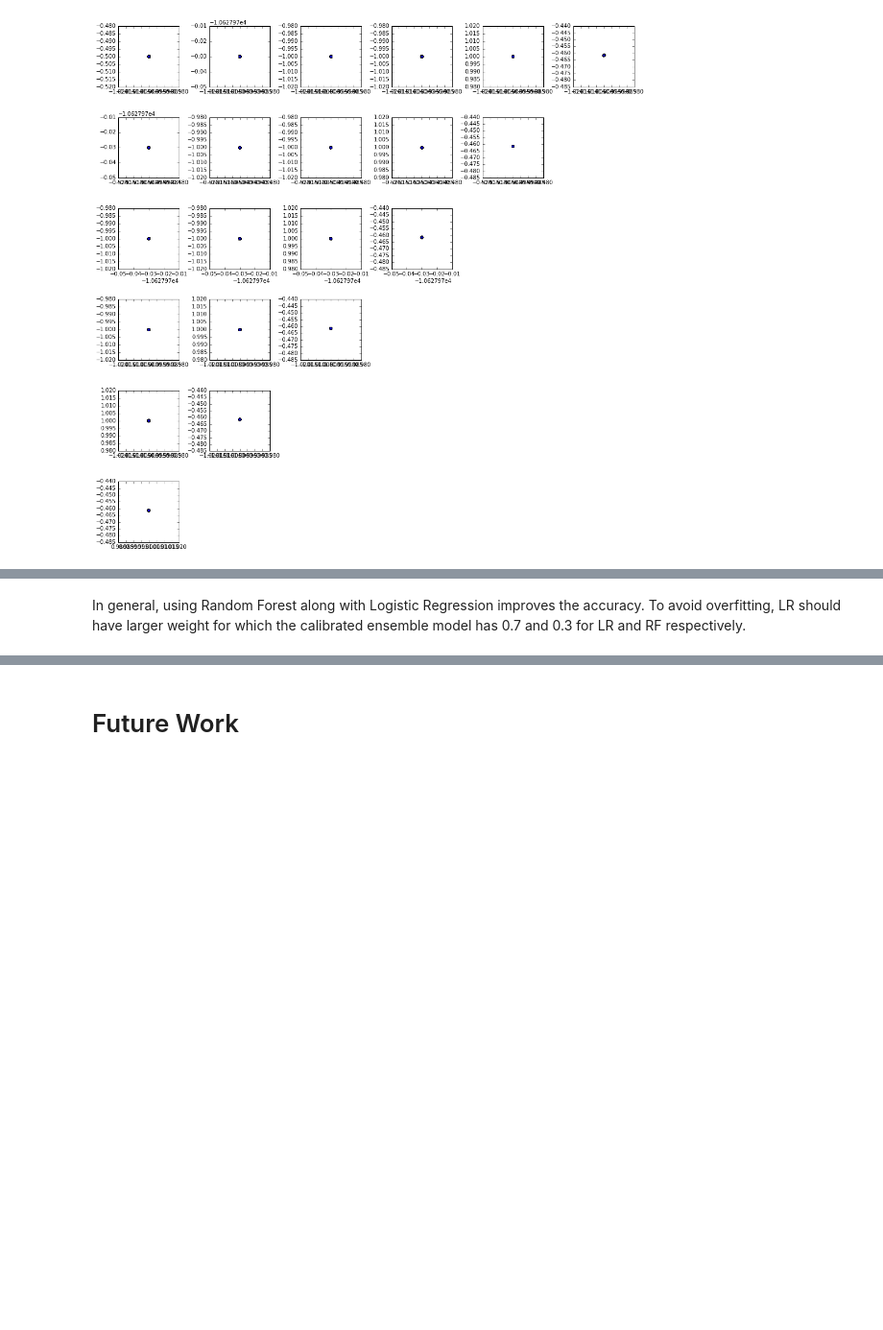
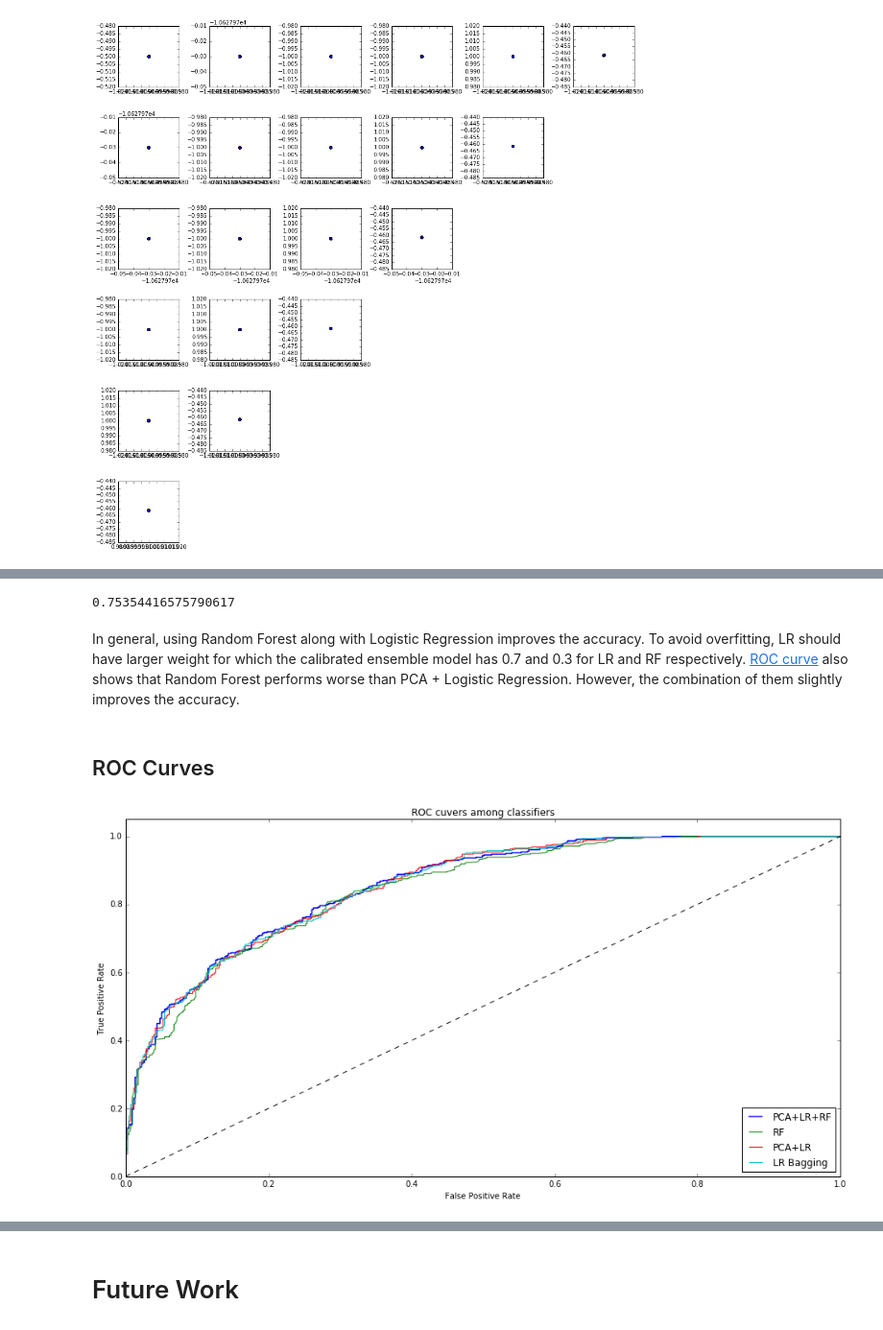
Before and after one commit to nickhamlin/mids_207_final_project, a Jupyter notebook: 207 Final Project - Byun, Chio, Danish, Hamlin, Pazo.ipynb, the cells around one changed output, grey strips where cells are left out. Shown at 96% size. Saved outputs shown, nothing was run; the diff lists cells and outputs as text; code cells hidden in the pictures; blank space fills up the shorter version.

```diff
--- a/207 Final Project - Byun, Chio, Danish, Hamlin, Pazo.ipynb
+++ b/207 Final Project - Byun, Chio, Danish, Hamlin, Pazo.ipynb
@@ -511,0 +596,8 @@ Using cross validation, Random Forest with 100 to 300 estimators gives the best
+# %%
+def train_LR_bagging(train_data, train_labels):
+    bag_lr = BaggingClassifier(base_estimator=LogisticRegression(C=1), n_estimators=50, max_features=0.8, max_samples=0.3)
+    bag_lr.fit(train_data, train_labels)
+    return bag_lr
+# %%
+bag_lr_model = train_LR_bagging(train_data_transformed_with_ref, train_labels)
+bag_lr_model.score(dev_data_transformed_with_ref, dev_labels)
@@ -536,3 +634,38 @@ Best param: {'weights': [0.5, 0.5]}, accuracy: 0.756
 ------------------------------------------
+# %%
+def train_LR_RF(train_data, train_labels):
+    pca_lr = Pipeline([('pca', PCA(n_components=9)), ('lr', LogisticRegression(C=0.01))])
+    rf = RandomForestClassifier(n_estimators=200)
+    lr_rf = VotingClassifier(estimators=[('pca_lr', pca_lr), ('rf', rf)], voting='soft', weights=[0.7, 0.3])
+    lr_rf.fit(train_data, train_labels)
+    return lr_rf
+# %%
+lr_rf_model = train_LR_RF(train_data_transformed_with_ref, train_labels)
+lr_rf_model.score(dev_data_transformed_with_ref, dev_labels)
+# %% [output]
+0.75354416575790617
 # %% [markdown]
-In general, using Random Forest along with Logistic Regression improves the accuracy. To avoid overfitting, LR should have larger weight for which the calibrated ensemble model has 0.7 and 0.3 for LR and RF respectively.
+In general, using Random Forest along with Logistic Regression improves the accuracy. To avoid overfitting, LR should have larger weight for which the calibrated ensemble model has 0.7 and 0.3 for LR and RF respectively. [ROC curve](#roc_curve) also shows that Random Forest performs worse than PCA + Logistic Regression. However, the combination of them slightly improves the accuracy.
+# %% [markdown]
+## ROC Curves<a id='roc_curve'></a>
+# %%
+pca_lr_fpr, pca_lr_tpr, _ = metrics.roc_curve(dev_labels, pca_lr_model.predict_proba(dev_data_transformed_with_ref)[:,1])
+rf_fpr, rf_tpr, _ = metrics.roc_curve(dev_labels, rf_model.predict_proba(dev_data_transformed_with_ref)[:,1])
+bag_lr_fpr, bag_lr_tpr, _ = metrics.roc_curve(dev_labels, bag_lr_model.predict_proba(dev_data_transformed_with_ref)[:,1])
+lr_rf_fpr, lr_rf_tpr, _ = metrics.roc_curve(dev_labels, lr_rf_model.predict_proba(dev_data_transformed_with_ref)[:,1])
+
+plt.figure(figsize=(16,8))
+plt.plot(lr_rf_fpr, lr_rf_tpr, label="PCA+LR+RF", linewidth=1.5)
+plt.plot(rf_fpr, rf_tpr, label="RF")
+plt.plot(pca_lr_fpr, pca_lr_tpr, label="PCA+LR")
+plt.plot(bag_lr_fpr, bag_lr_tpr, label="LR Bagging")
+plt.plot([0, 1], [0, 1], 'k--')
+plt.xlim([0.0, 1.0])
+plt.ylim([0.0, 1.05])
+plt.xlabel('False Positive Rate')
+plt.ylabel('True Positive Rate')
+plt.title('ROC cuvers among classifiers')
+plt.legend(loc="lower right")
+plt.show()
+# %% [output]
+[figure, added]
```
Also changed, not shown: parts of 63 cells of this notebook.
